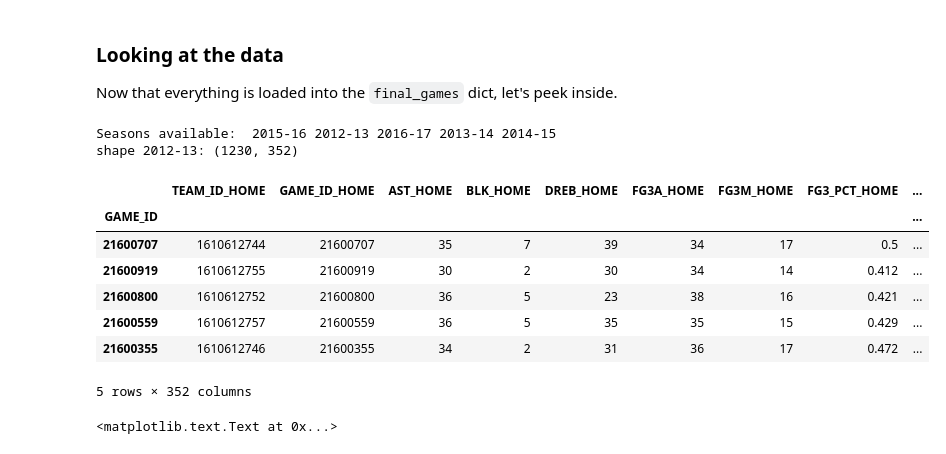
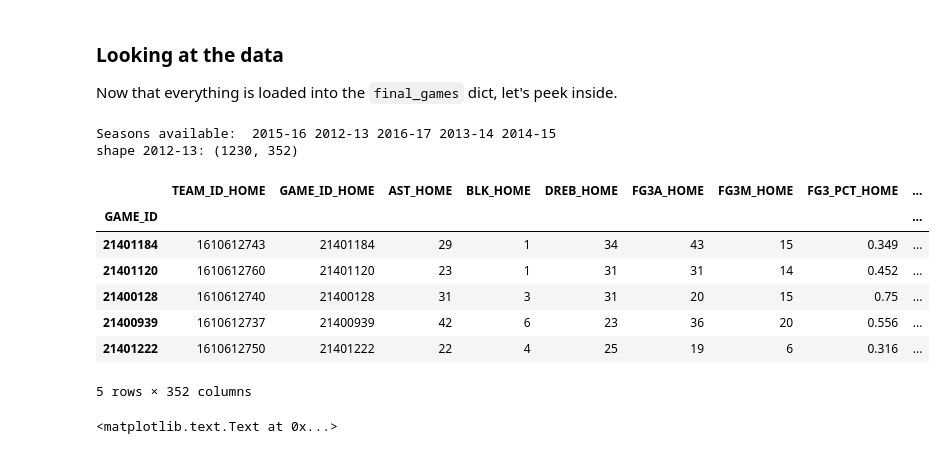
Before and after one commit to davidehamil/ml_applications_for_the_nba, a Jupyter notebook: Finalize_Dataset_from_CSV_v2.ipynb, the cells around one changed output. Cells and saved outputs as stored; diff of their text form; code cells hidden in the pictures.

Commit message:
combine raw data, build master dataset and output to .csv

```diff
--- a/Finalize_Dataset_from_CSV_v2.ipynb
+++ b/Finalize_Dataset_from_CSV_v2.ipynb
@@ -136,6 +157,8 @@ done!
 final_games = {}
 
 for season in SEASON_LIST:
+    joined_data = final_seasons[season]
+
     print "processing season {}".format(season)
     # Create a new dataframe with home team and away team stats
     final_df = pd.DataFrame(columns=[colname+'_HOME' for colname in joined_data.columns] + \
@@ -187,17 +210,17 @@ Now that everything is loaded into the `final_games` dict, let's peek inside.
 # %%
 print "Seasons available: ", ' '.join(final_games.keys())
 print "shape 2012-13:", final_games['2012-13'].shape
-final_games['2012-13'].head()
+final_games['2014-15'].head()
 # %% [output]
 Seasons available:  2015-16 2012-13 2016-17 2013-14 2014-15
 shape 2012-13: (1230, 352)
 |  | TEAM_ID_HOME | GAME_ID_HOME | AST_HOME | BLK_HOME | DREB_HOME | FG3A_HOME | FG3M_HOME | FG3_PCT_HOME | ... |
 | GAME_ID |  |  |  |  |  |  |  |  | ... |
-| 21600707 | 1610612744 | 21600707 | 35 | 7 | 39 | 34 | 17 | 0.5 | ... |
-| 21600919 | 1610612755 | 21600919 | 30 | 2 | 30 | 34 | 14 | 0.412 | ... |
-| 21600800 | 1610612752 | 21600800 | 36 | 5 | 23 | 38 | 16 | 0.421 | ... |
-| 21600559 | 1610612757 | 21600559 | 36 | 5 | 35 | 35 | 15 | 0.429 | ... |
-| 21600355 | 1610612746 | 21600355 | 34 | 2 | 31 | 36 | 17 | 0.472 | ... |
+| 21401184 | 1610612743 | 21401184 | 29 | 1 | 34 | 43 | 15 | 0.349 | ... |
+| 21401120 | 1610612760 | 21401120 | 23 | 1 | 31 | 31 | 14 | 0.452 | ... |
+| 21400128 | 1610612740 | 21400128 | 31 | 3 | 31 | 20 | 15 | 0.75 | ... |
+| 21400939 | 1610612737 | 21400939 | 42 | 6 | 23 | 36 | 20 | 0.556 | ... |
+| 21401222 | 1610612750 | 21401222 | 22 | 4 | 25 | 19 | 6 | 0.316 | ... |
 5 rows × 352 columns
 # %%
 import seaborn as sns
```
Also changed, not shown: parts of 2 cells of this notebook.
